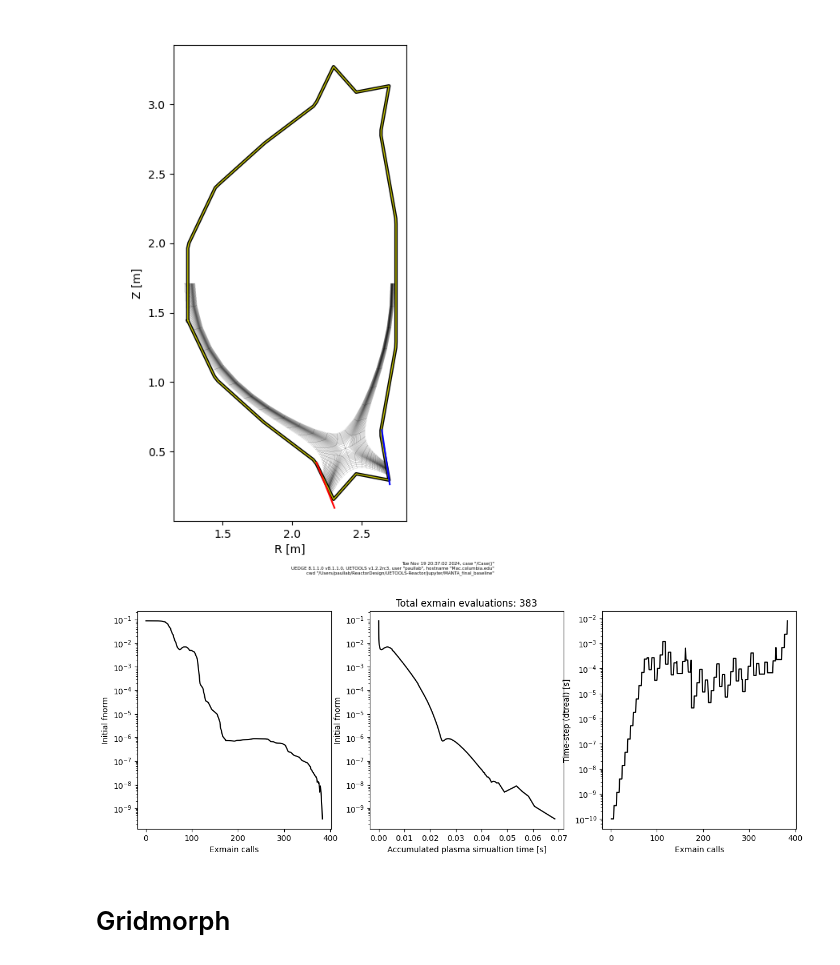
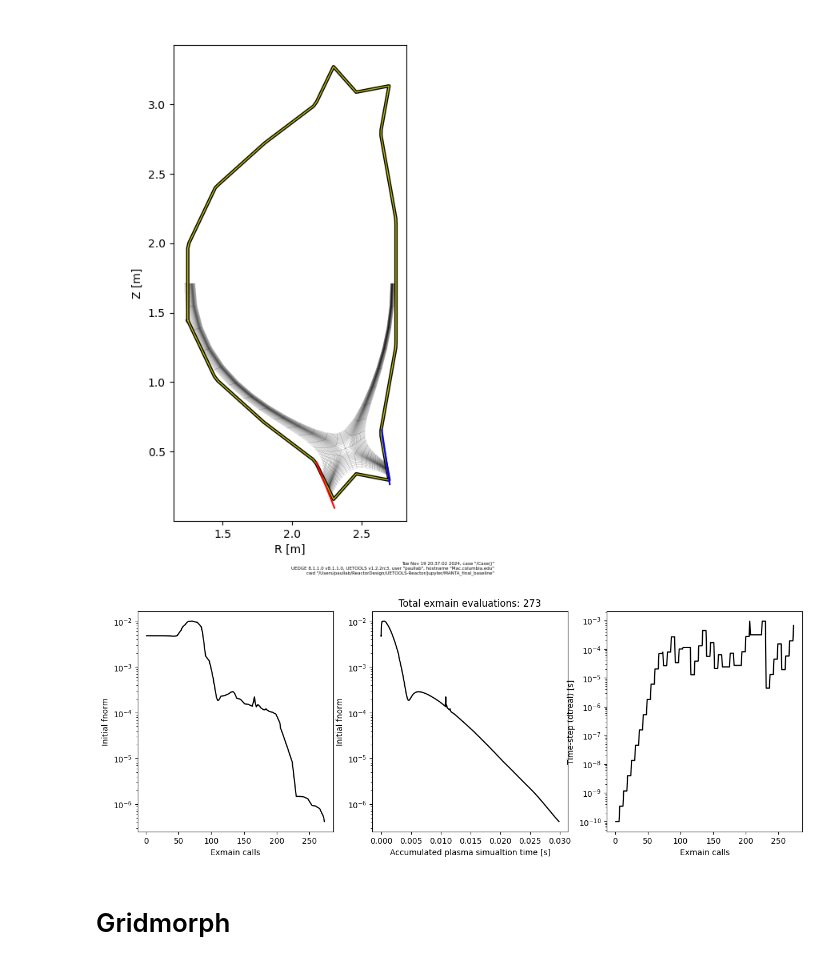
Before and after one commit to KasaiYuki/UETOOLS-Reactor, a Jupyter notebook: jupyter/MANTA_final_baseline/grid_functions.ipynb, the cells around one changed output. Cells and saved outputs as stored; diff of their text form; code cells hidden in the pictures.

```diff
--- a/jupyter/MANTA_final_baseline/grid_functions.ipynb
+++ b/jupyter/MANTA_final_baseline/grid_functions.ipynb
@@ -41,9 +41,9 @@ fnrm without preconditioning: 5.57e+09
 [figure]
 # %%
 c = Case()
-c.solver.convergenceanalysis('reconverged_v12_p3.93_n2.38_imp1e4_d0.05_ke0.06_ki0.1_last_ii2.hdf5');
+c.solver.convergenceanalysis('reconverged_v12_p3.93_n2.38_imp3e2_d0.05_ke0.06_ki0.081_last_ii2.hdf5');
 # %% [output]
-[figure, old version]
+[figure, new version]
 # %% [markdown]
 # Gridmorph
 # %%
```
Also changed, not shown: 5 other files.
